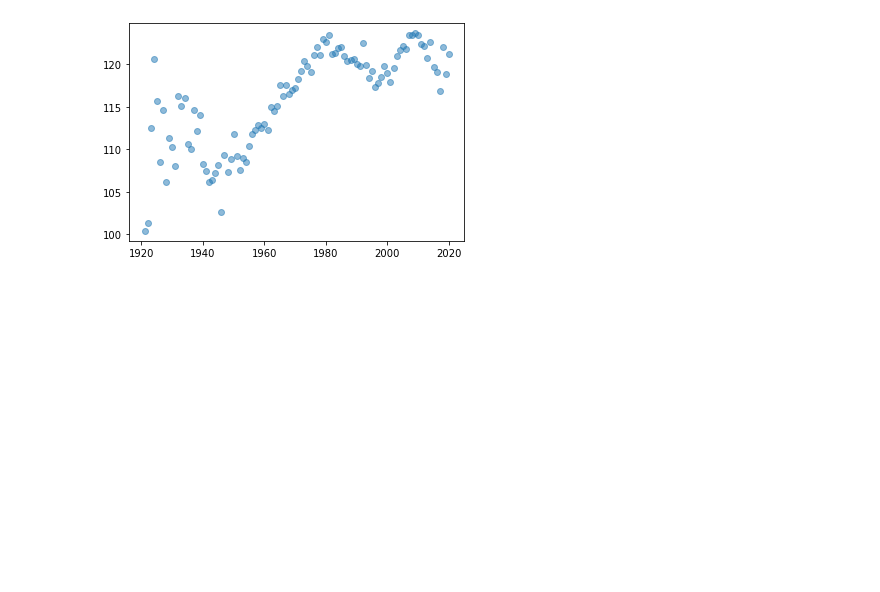
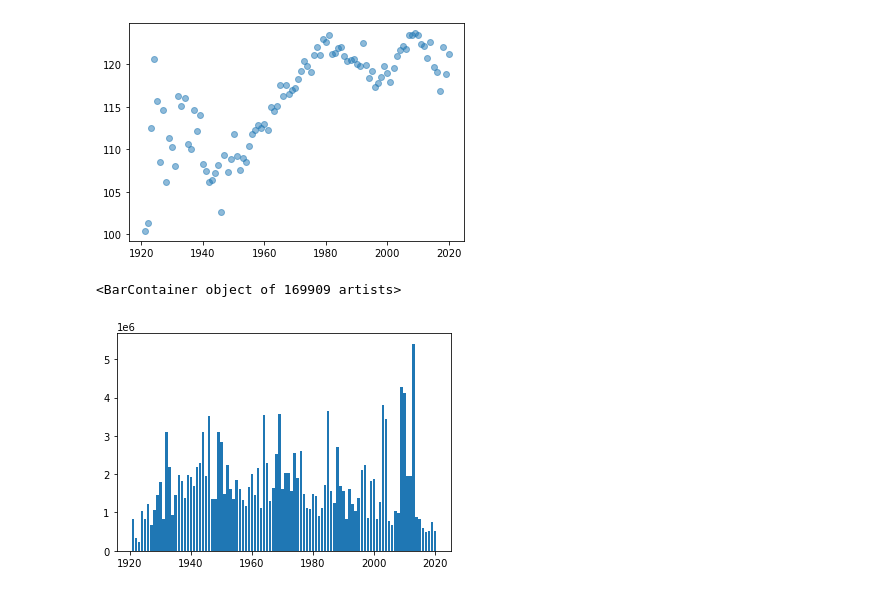
Before and after one commit to pem94/info2950_group_project, a Jupyter notebook: Project Phase II Version 2.ipynb, the cells around one changed output. Saved outputs shown, nothing was run; the diff lists cells and outputs as text; code cells hidden in the pictures; blank space fills up the shorter version.

Commit message:
Updated version with new bar graphs / histograms

```diff
--- a/Project Phase II Version 2.ipynb
+++ b/Project Phase II Version 2.ipynb
@@ -112,3 +112,8 @@ plt.scatter(new_year['year'], new_year['tempo'], alpha=0.5)
 # %% [output]
 <matplotlib.collections.PathCollection at 0x...>
 [figure]
+# %%
+plt.bar(x=new_data['year'], height=new_data['duration_ms'], align='center')
+# %% [output]
+<BarContainer object of 169909 artists>
+[figure, added]
```
Also changed, not shown: parts of 7 cells of this notebook.
